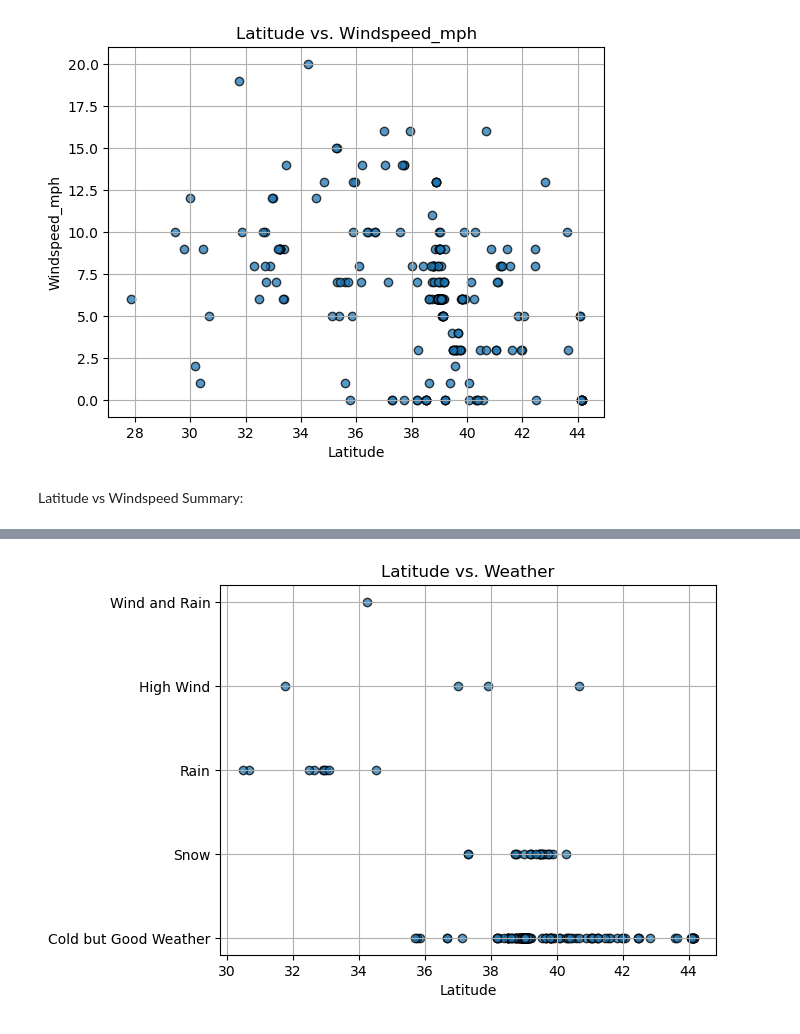
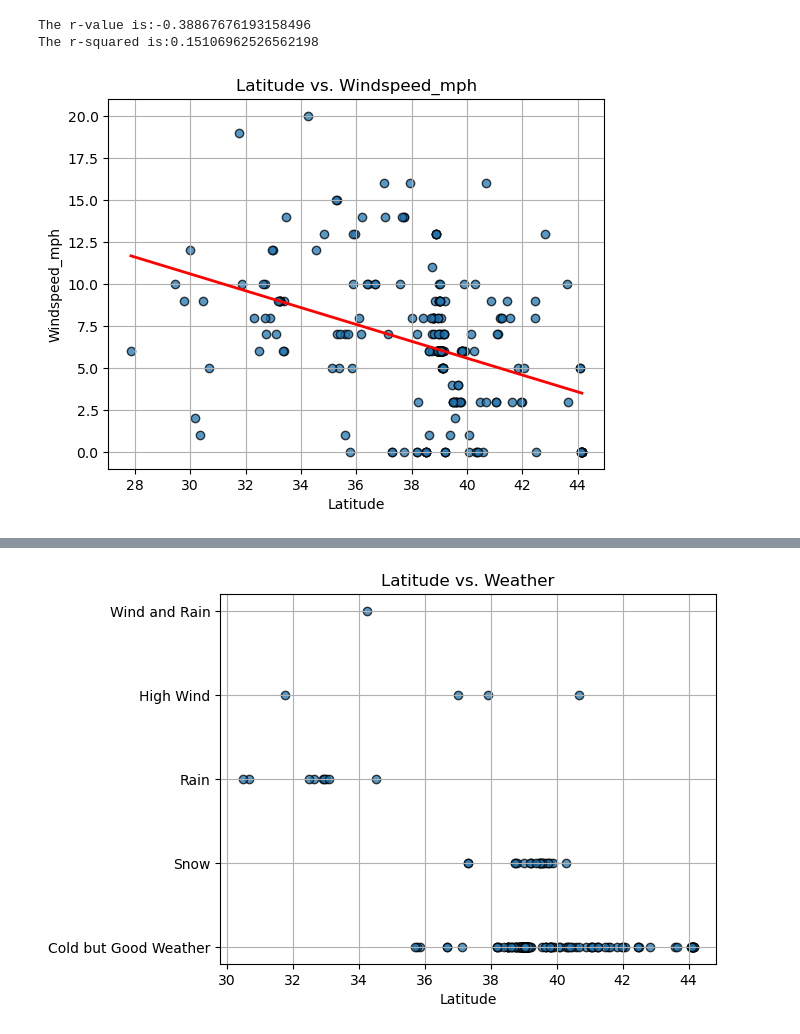
Before and after one commit to BFletchall/project-1, a Jupyter notebook: Weather_analysis.ipynb, the cells around one changed output, grey strips where cells are left out. Saved outputs shown, nothing was run; the diff lists cells and outputs as text; code cells hidden in the pictures.

```diff
--- a/Weather_analysis.ipynb
+++ b/Weather_analysis.ipynb
@@ -56,20 +68,35 @@ Map explination:
 # %%
 #create scatter plot for Latitude vs Wind
 
 plt.scatter(projects_weather_data_df["Lat"], projects_weather_data_df["Windspeed_mph"], edgecolors="black", alpha=0.75)
+
+# Calculate the regression line
+slope, intercept = np.polyfit(projects_weather_data_df["Lat"], projects_weather_data_df["Windspeed_mph"], 1)
+
+# Calculate the correlation coefficient (rvalue)
+rvalue, _ = pearsonr(projects_weather_data_df["Lat"], projects_weather_data_df["Windspeed_mph"])
+
+x_values = np.array([min(projects_weather_data_df["Lat"]), max(projects_weather_data_df["Lat"])])
+y_values = slope * x_values + intercept
+
+# Plot the regression line
+plt.plot(x_values, y_values, color='red', linewidth=2)
 
 # Incorporate the other graph properties
 plt.title("Latitude vs. Windspeed_mph")
 plt.xlabel("Latitude")
 plt.ylabel("Windspeed_mph")
 plt.grid(True)
 
+print(f"The r-value is:{rvalue}")
+print(f"The r-squared is:{rvalue**2}")
+
 # Save the figure
 #plt.savefig("output_data/Fig1.png")
 
 # Show plot
 plt.show()
 # %% [output]
+The r-value is:-0.38867676193158496
+The r-squared is:0.15106962526562198
-[figure, old version]
+[figure, new version]
-# %% [markdown]
-Latitude vs Windspeed Summary:
```
Also changed, not shown: parts of 23 cells of this notebook, 3 other files.
